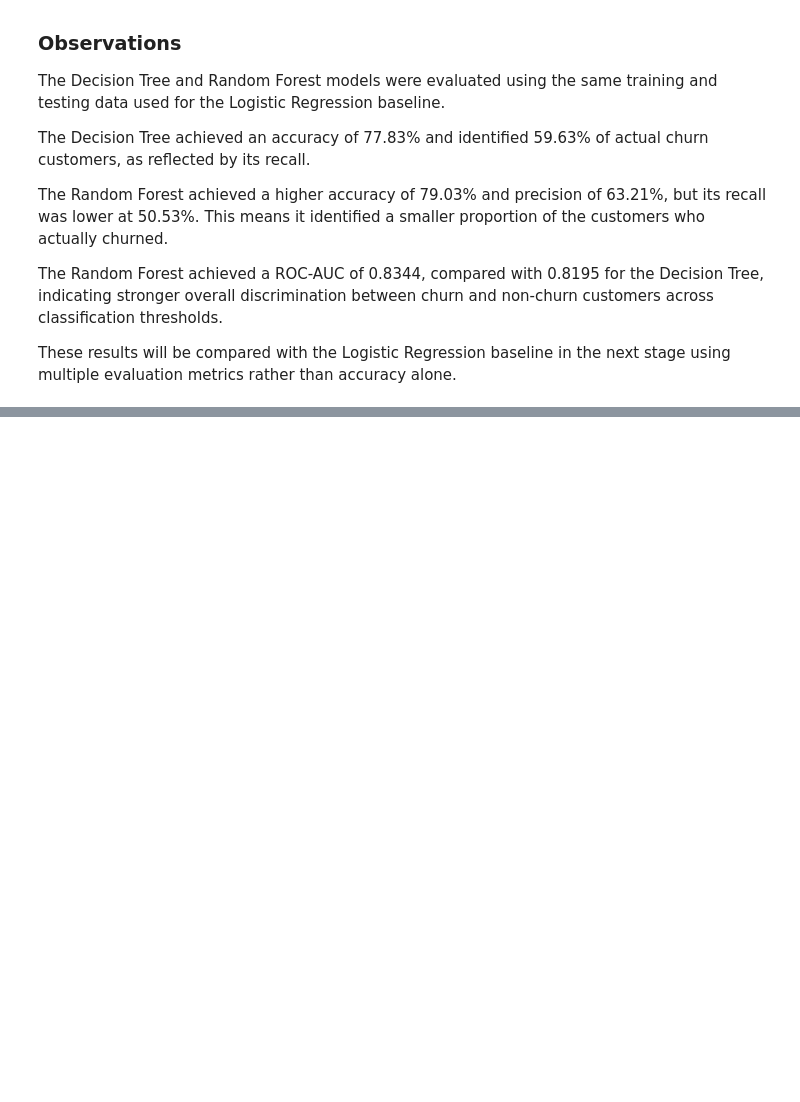
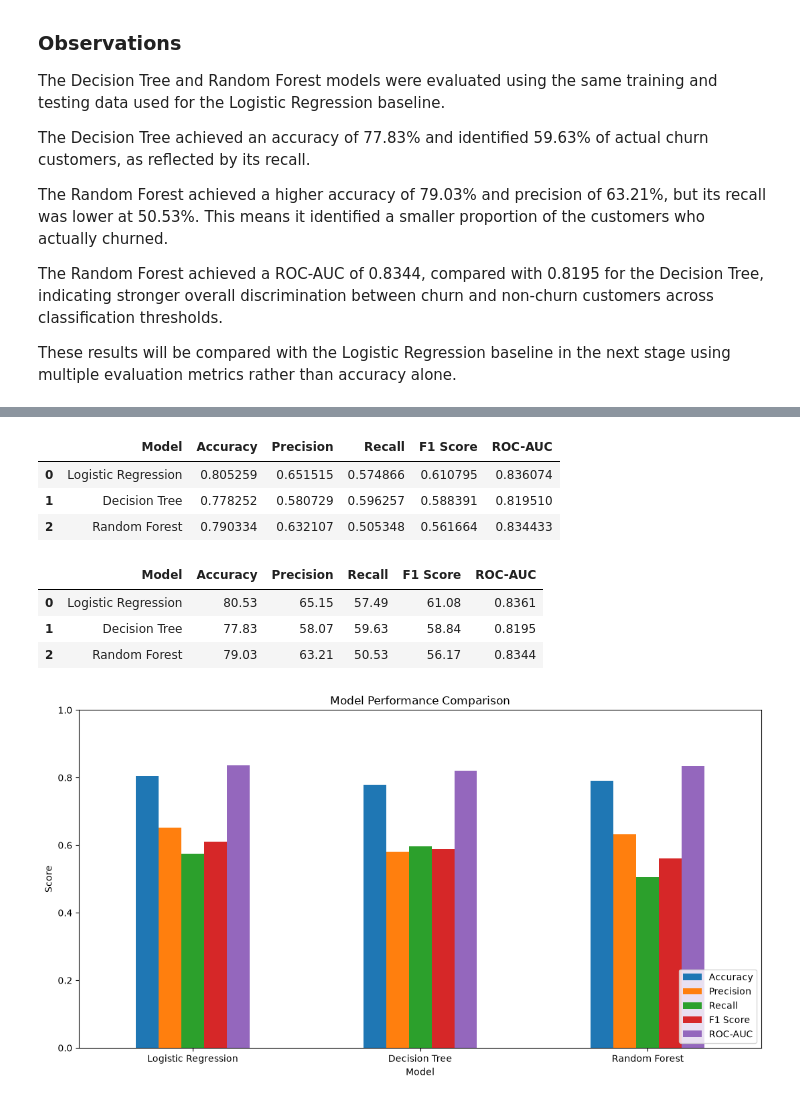
Before and after one commit to Sayuni002/customer-churn-prediction, a Jupyter notebook: notebooks/03_model_training.ipynb, the cells around one changed output, grey strips where cells are left out. Cells and saved outputs as stored; diff of their text form; code cells hidden in the pictures; blank space fills up the shorter version.

Commit message:
Compare customer churn prediction models

```diff
--- a/notebooks/03_model_training.ipynb
+++ b/notebooks/03_model_training.ipynb
@@ -425,0 +435,74 @@ next stage using multiple evaluation metrics rather than accuracy alone.
+# %%
+model_results = pd.DataFrame({
+    "Model": [
+        "Logistic Regression",
+        "Decision Tree",
+        "Random Forest"
+    ],
+    "Accuracy": [
+        accuracy,
+        dt_accuracy,
+        rf_accuracy
+    ],
+    "Precision": [
+        precision,
+        dt_precision,
+        rf_precision
+    ],
+    "Recall": [
+        recall,
+        dt_recall,
+        rf_recall
+    ],
+    "F1 Score": [
+        f1,
+        dt_f1,
+        rf_f1
+    ],
+    "ROC-AUC": [
+        roc_auc,
+        dt_roc_auc,
+        rf_roc_auc
+    ]
+})
+
+model_results
+# %% [output]
+|  | Model | Accuracy | Precision | Recall | F1 Score | ROC-AUC |
+| 0 | Logistic Regression | 0.805259 | 0.651515 | 0.574866 | 0.610795 | 0.836074 |
+| 1 | Decision Tree | 0.778252 | 0.580729 | 0.596257 | 0.588391 | 0.819510 |
+| 2 | Random Forest | 0.790334 | 0.632107 | 0.505348 | 0.561664 | 0.834433 |
+# %%
+display_results = model_results.copy()
+
+for col in ["Accuracy", "Precision", "Recall", "F1 Score"]:
+    display_results[col] = (display_results[col] * 100).round(2)
+
+display_results["ROC-AUC"] = display_results["ROC-AUC"].round(4)
+
+display_results
+# %% [output]
+|  | Model | Accuracy | Precision | Recall | F1 Score | ROC-AUC |
+| 0 | Logistic Regression | 80.53 | 65.15 | 57.49 | 61.08 | 0.8361 |
+| 1 | Decision Tree | 77.83 | 58.07 | 59.63 | 58.84 | 0.8195 |
+| 2 | Random Forest | 79.03 | 63.21 | 50.53 | 56.17 | 0.8344 |
+# %%
+plot_results = model_results.set_index("Model")[
+    ["Accuracy", "Precision", "Recall", "F1 Score", "ROC-AUC"]
+]
+
+plot_results.plot(
+    kind="bar",
+    figsize=(11, 6)
+)
+
+plt.title("Model Performance Comparison")
+plt.ylabel("Score")
+plt.xlabel("Model")
+plt.ylim(0, 1)
+plt.xticks(rotation=0)
+plt.legend(loc="lower right")
+plt.tight_layout()
+plt.show()
+# %% [output]
+[figure, added]
```
Also changed, not shown: parts of 3 cells of this notebook.
